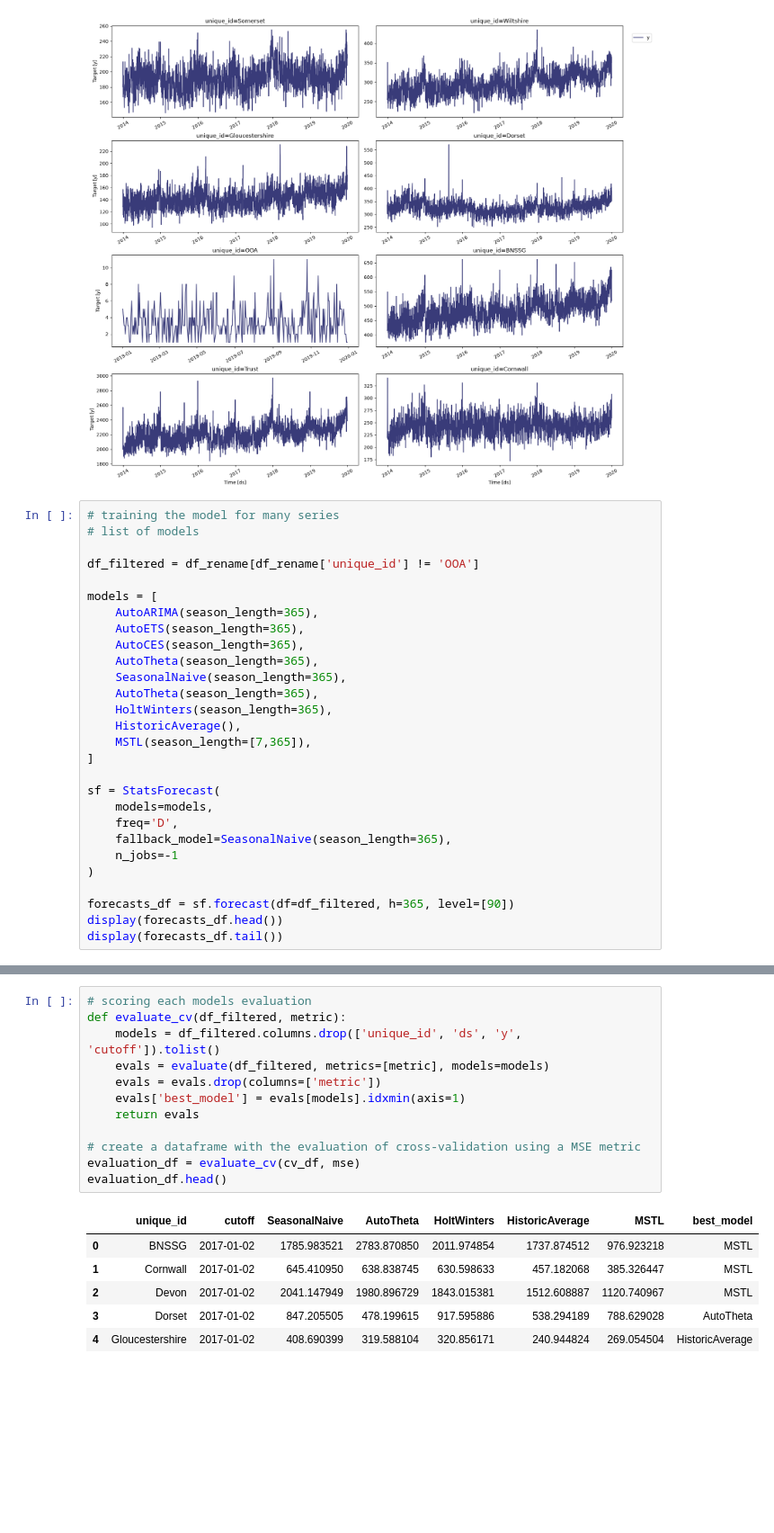
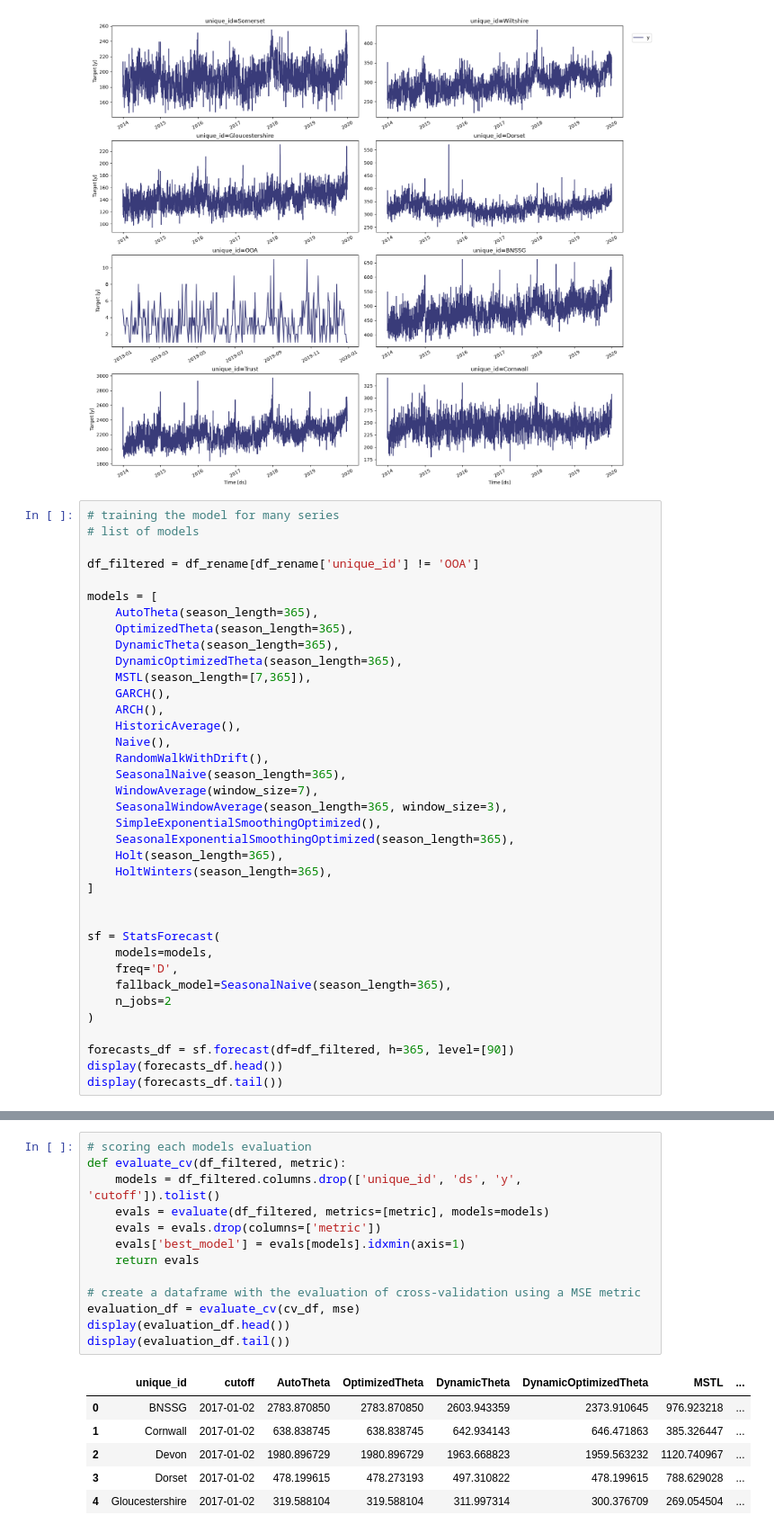
Before and after one commit to ambmodels/ambforecast-intern, a Jupyter notebook: statsforecast_ambulanceresponse.ipynb, the cells around one changed output, grey strips where cells are left out. Shown at 90% size. Drawn from its saved outputs; the diff is of its cells as text; blank space fills up the shorter version.

Commit message:
addition of more models to all areas

```diff
--- a/statsforecast_ambulanceresponse.ipynb
+++ b/statsforecast_ambulanceresponse.ipynb
@@ -182,22 +181,31 @@ StatsForecast.plot(df_rename)
 df_filtered = df_rename[df_rename['unique_id'] != 'OOA']
 
 models = [
-    AutoARIMA(season_length=365),
-    AutoETS(season_length=365),
-    AutoCES(season_length=365),
     AutoTheta(season_length=365),
+    OptimizedTheta(season_length=365),
+    DynamicTheta(season_length=365),
+    DynamicOptimizedTheta(season_length=365),
+    MSTL(season_length=[7,365]),
+    GARCH(),
+    ARCH(),
+    HistoricAverage(),
+    Naive(),
+    RandomWalkWithDrift(),
     SeasonalNaive(season_length=365),
-    AutoTheta(season_length=365),
+    WindowAverage(window_size=7),
+    SeasonalWindowAverage(season_length=365, window_size=3),
+    SimpleExponentialSmoothingOptimized(),
+    SeasonalExponentialSmoothingOptimized(season_length=365),
+    Holt(season_length=365),
     HoltWinters(season_length=365),
-    HistoricAverage(),
-    MSTL(season_length=[7,365]),
 ]
+
 
 sf = StatsForecast(
     models=models,
     freq='D',
     fallback_model=SeasonalNaive(season_length=365),
-    n_jobs=-1
+    n_jobs=2
 )
 
 forecasts_df = sf.forecast(df=df_filtered, h=365, level=[90])
@@ -240,19 +251,20 @@ cv_df.head()
 # %%
 # scoring each models evaluation
 def evaluate_cv(df_filtered, metric):
     models = df_filtered.columns.drop(['unique_id', 'ds', 'y', 'cutoff']).tolist()
     evals = evaluate(df_filtered, metrics=[metric], models=models)
     evals = evals.drop(columns=['metric'])
     evals['best_model'] = evals[models].idxmin(axis=1)
     return evals
 
 # create a dataframe with the evaluation of cross-validation using a MSE metric
 evaluation_df = evaluate_cv(cv_df, mse)
-evaluation_df.head()
+display(evaluation_df.head())
+display(evaluation_df.tail())
 # %% [output]
-|  | unique_id | cutoff | SeasonalNaive | AutoTheta | HoltWinters | HistoricAverage | MSTL | best_model |
-| 0 | BNSSG | 2017-01-02 | 1785.983521 | 2783.870850 | 2011.974854 | 1737.874512 | 976.923218 | MSTL |
-| 1 | Cornwall | 2017-01-02 | 645.410950 | 638.838745 | 630.598633 | 457.182068 | 385.326447 | MSTL |
-| 2 | Devon | 2017-01-02 | 2041.147949 | 1980.896729 | 1843.015381 | 1512.608887 | 1120.740967 | MSTL |
-| 3 | Dorset | 2017-01-02 | 847.205505 | 478.199615 | 917.595886 | 538.294189 | 788.629028 | AutoTheta |
-| 4 | Gloucestershire | 2017-01-02 | 408.690399 | 319.588104 | 320.856171 | 240.944824 | 269.054504 | HistoricAverage |
+|  | unique_id | cutoff | AutoTheta | OptimizedTheta | DynamicTheta | DynamicOptimizedTheta | MSTL | ... |
+| 0 | BNSSG | 2017-01-02 | 2783.870850 | 2783.870850 | 2603.943359 | 2373.910645 | 976.923218 | ... |
+| 1 | Cornwall | 2017-01-02 | 638.838745 | 638.838745 | 642.934143 | 646.471863 | 385.326447 | ... |
+| 2 | Devon | 2017-01-02 | 1980.896729 | 1980.896729 | 1963.668823 | 1959.563232 | 1120.740967 | ... |
+| 3 | Dorset | 2017-01-02 | 478.199615 | 478.273193 | 497.310822 | 478.199615 | 788.629028 | ... |
+| 4 | Gloucestershire | 2017-01-02 | 319.588104 | 319.588104 | 311.997314 | 300.376709 | 269.054504 | ... |
```
Also changed, not shown: parts of 7 cells of this notebook.
